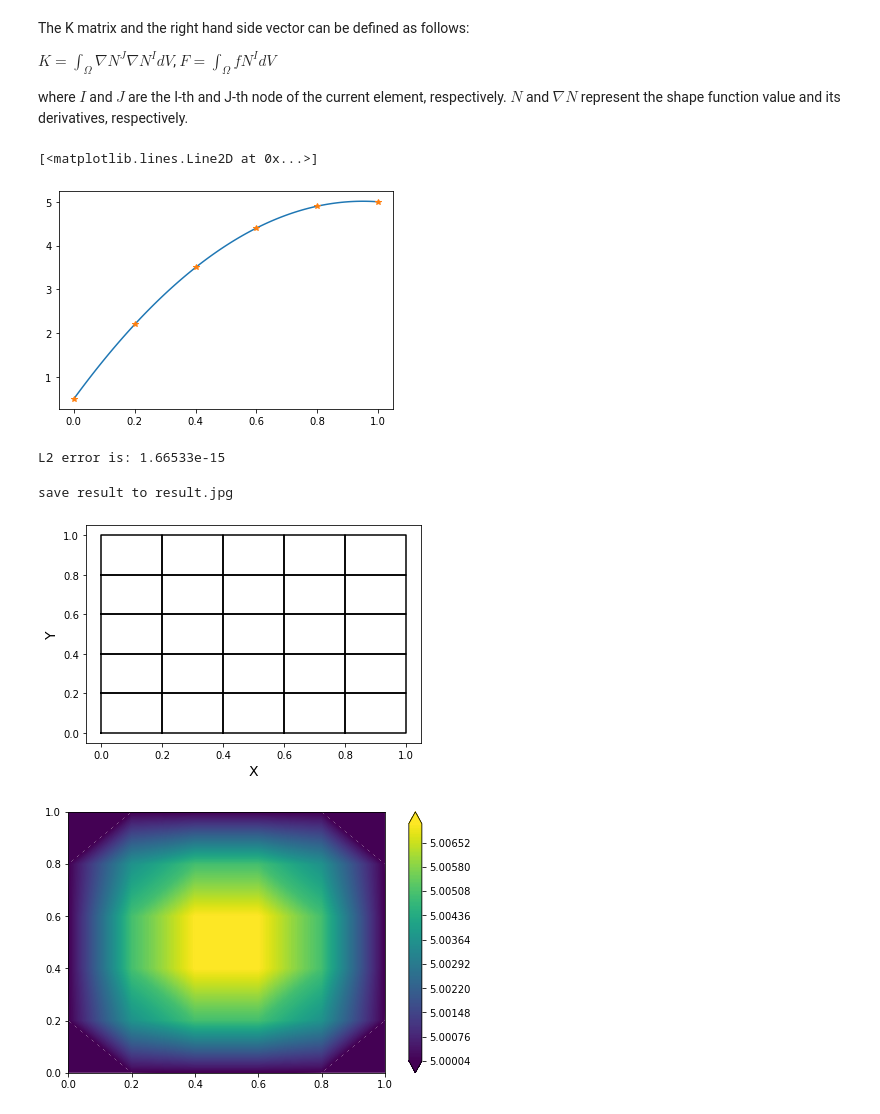
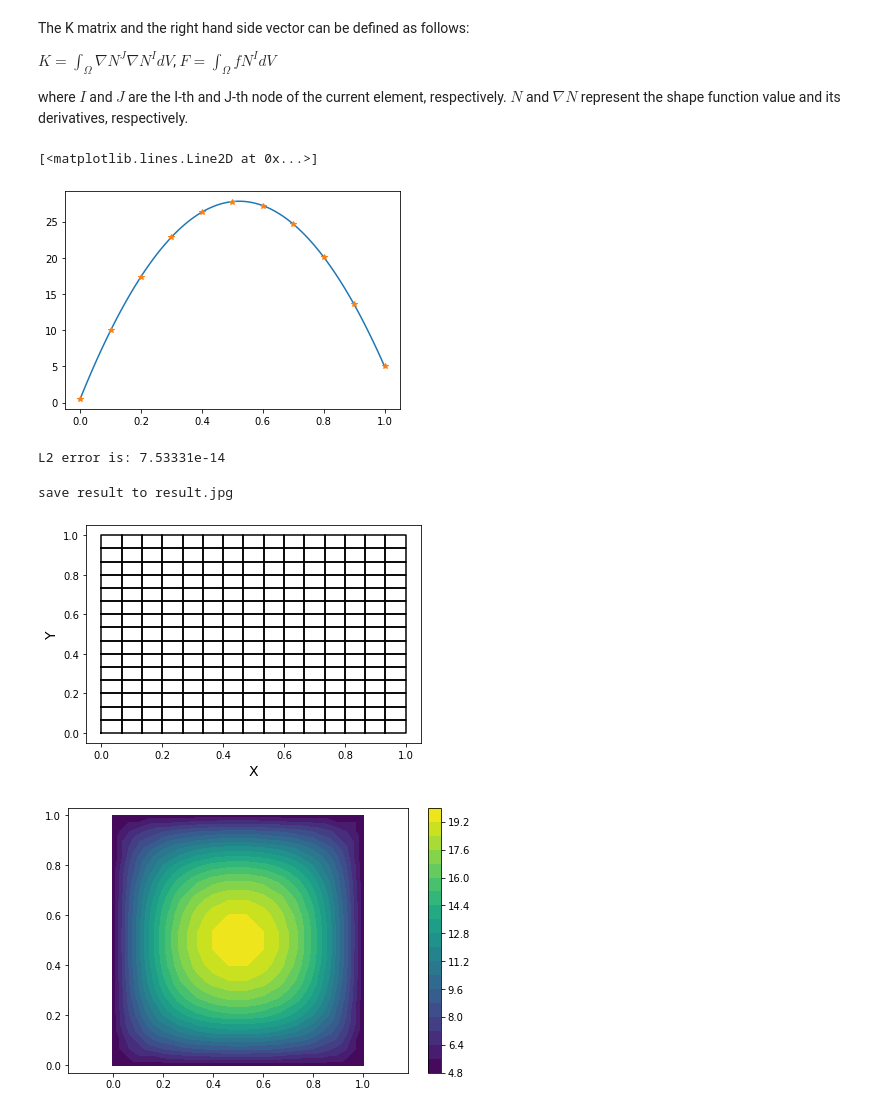
Before and after one commit to MatMechLab/FEMLecture, a Jupyter notebook: 3-PoissonEquation.ipynb, the cells around one changed output. Cells and saved outputs as stored; diff of their text form; code cells hidden in the pictures.

```diff
--- a/3-PoissonEquation.ipynb
+++ b/3-PoissonEquation.ipynb
@@ -62,7 +62,7 @@ from FEToy.mesh.lagrange1dmesh import mesh1d
 from FEToy.fe.shapefun import shape1d
 from FEToy.fe.gaussrule import gausspoint1d
 
-mymesh=mesh1d(nx=5,meshtype='edge2')
+mymesh=mesh1d(nx=10,meshtype='edge2')
 mymesh.createmesh()
 mymesh.plotmesh(withnode=True,withnodeid=True)
 
@@ -80,7 +80,7 @@ shp.update()
 $\phi(x)=-\frac{f}{2}x^{2}+ax+b$, with $a=\frac{y_{1}-y_{2}}{x_{1}-x_{2}}+\frac{f}{2}(x_{1}+x_{2})$ and $b=y_{1}-ax_{1}+\frac{f}{2}x_{1}^{2}$
 # %%
 # Here are your parameters
-f=10.0
+f=200.0
 x1=0.0;y1=0.5 # left
 x2=1.0;y2=5.0 # right
 
@@ -146,7 +146,7 @@ plt.plot(x,sol,label='analytical')
 plt.plot(mymesh.nodecoords,phi,'*',label='numerical')
 # %% [output]
 [<matplotlib.lines.Line2D at 0x...>]
-[figure, old version]
+[figure, new version]
 # %%
 sum=0.0
 for i in range(nDofs):
@@ -154,14 +154,14 @@ for i in range(nDofs):
 
 print('L2 error is: %g'%(np.sqrt(sum)))
 # %% [output]
-L2 error is: 1.66533e-15
+L2 error is: 7.53331e-14
 # %%
 from FEToy.mesh.lagrange2dmesh import mesh2d
 from FEToy.fe.gaussrule import gausspoint2d
 from FEToy.fe.shapefun import shape2d
 from FEToy.postprocess.PlotResult import Plot2D
 
-mymesh=mesh2d(nx=5,ny=5,meshtype='quad4')
+mymesh=mesh2d(nx=15,ny=15,meshtype='quad4')
 mymesh.createmesh()
 mymesh.plotmesh()
 
@@ -191,32 +191,32 @@ for e in range(mymesh.elements):
             iInd=elconn[i]
             F[iInd]+=f*shp_val[i]*JxW
             for j in range(mymesh.nodesperelement):
                 jInd=elconn[j]
                 K[iInd,jInd]+=(shp_grad[j,0]*shp_grad[i,0]+shp_grad[j,1]*shp_grad[i,1])*JxW
 ####
 # Appyl boundary conditions
 iInd=mymesh.bcnodeids['left']
 K[iInd,iInd]+=1.0e16
 F[iInd]+=y2*1.0e16
 
 iInd=mymesh.bcnodeids['right']
 K[iInd,iInd]+=1.0e16
 F[iInd]+=y2*1.0e16
 
 iInd=mymesh.bcnodeids['bottom']
 K[iInd,iInd]+=1.0e16
 F[iInd]+=y2*1.0e16
 
 iInd=mymesh.bcnodeids['top']
 K[iInd,iInd]+=1.0e16
 F[iInd]+=y2*1.0e16
 
 ### solve the equaiton
 phi=np.linalg.solve(K,F)
 
 ### plot result
 Plot2D.Contour2D(mymesh,phi,savefig=True)
 # %% [output]
 save result to result.jpg
-[figure, old version]
+[figure, new version]
-[figure, old version]
+[figure, new version]
```
Also changed, not shown: parts of 1 cell of this notebook, 6 other files.
